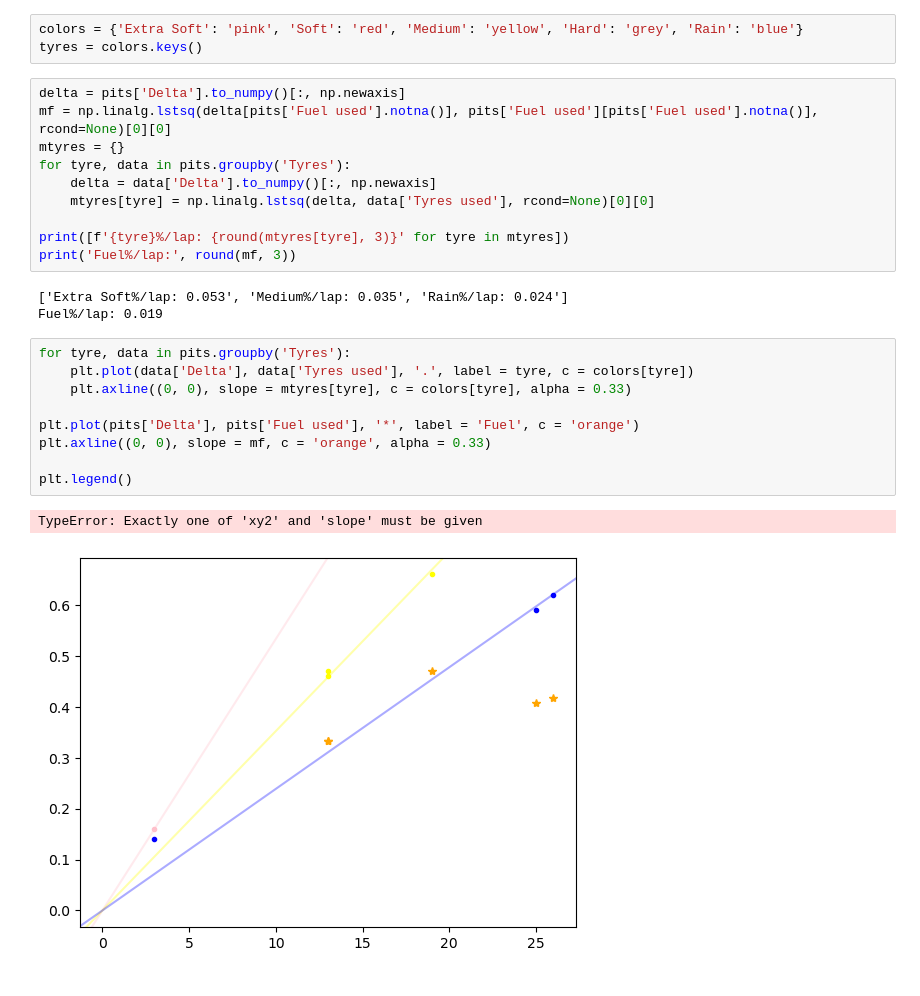
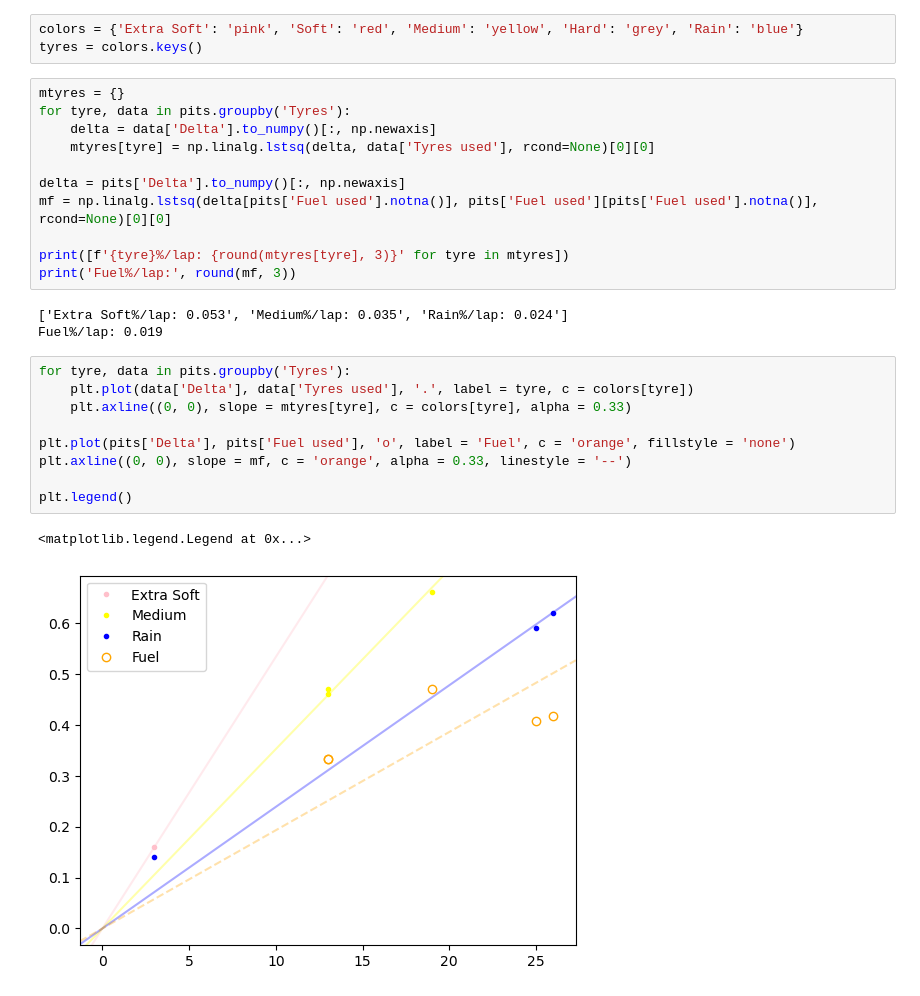
Before and after one commit to freire-guido/gpro, a Jupyter notebook: analysis.ipynb, the cells around one changed output. Saved outputs shown, nothing was run; the diff lists cells and outputs as text.

```diff
--- a/analysis.ipynb
+++ b/analysis.ipynb
@@ -76,13 +76,14 @@ Linearly model tyre and fuel % use per lap, need to omit first laps since they h
 colors = {'Extra Soft': 'pink', 'Soft': 'red', 'Medium': 'yellow', 'Hard': 'grey', 'Rain': 'blue'}
 tyres = colors.keys()
 # %%
-delta = pits['Delta'].to_numpy()[:, np.newaxis]
-mf = np.linalg.lstsq(delta[pits['Fuel used'].notna()], pits['Fuel used'][pits['Fuel used'].notna()], rcond=None)[0][0]
 mtyres = {}
 for tyre, data in pits.groupby('Tyres'):
     delta = data['Delta'].to_numpy()[:, np.newaxis]
     mtyres[tyre] = np.linalg.lstsq(delta, data['Tyres used'], rcond=None)[0][0]
 
+delta = pits['Delta'].to_numpy()[:, np.newaxis]
+mf = np.linalg.lstsq(delta[pits['Fuel used'].notna()], pits['Fuel used'][pits['Fuel used'].notna()], rcond=None)[0][0]
+
 print([f'{tyre}%/lap: {round(mtyres[tyre], 3)}' for tyre in mtyres])
 print('Fuel%/lap:', round(mf, 3))
 # %% [output]
@@ -91,12 +92,12 @@ Fuel%/lap: 0.019
 # %%
 for tyre, data in pits.groupby('Tyres'):
     plt.plot(data['Delta'], data['Tyres used'], '.', label = tyre, c = colors[tyre])
     plt.axline((0, 0), slope = mtyres[tyre], c = colors[tyre], alpha = 0.33)
 
-plt.plot(pits['Delta'], pits['Fuel used'], '*', label = 'Fuel', c = 'orange')
-plt.axline((0, 0), slope = mf, c = 'orange', alpha = 0.33)
+plt.plot(pits['Delta'], pits['Fuel used'], 'o', label = 'Fuel', c = 'orange', fillstyle = 'none')
+plt.axline((0, 0), slope = mf, c = 'orange', alpha = 0.33, linestyle = '--')
 
 plt.legend()
 # %% [output]
-TypeError: Exactly one of 'xy2' and 'slope' must be given
+<matplotlib.legend.Legend at 0x...>
-[figure, old version]
+[figure, new version]
```
